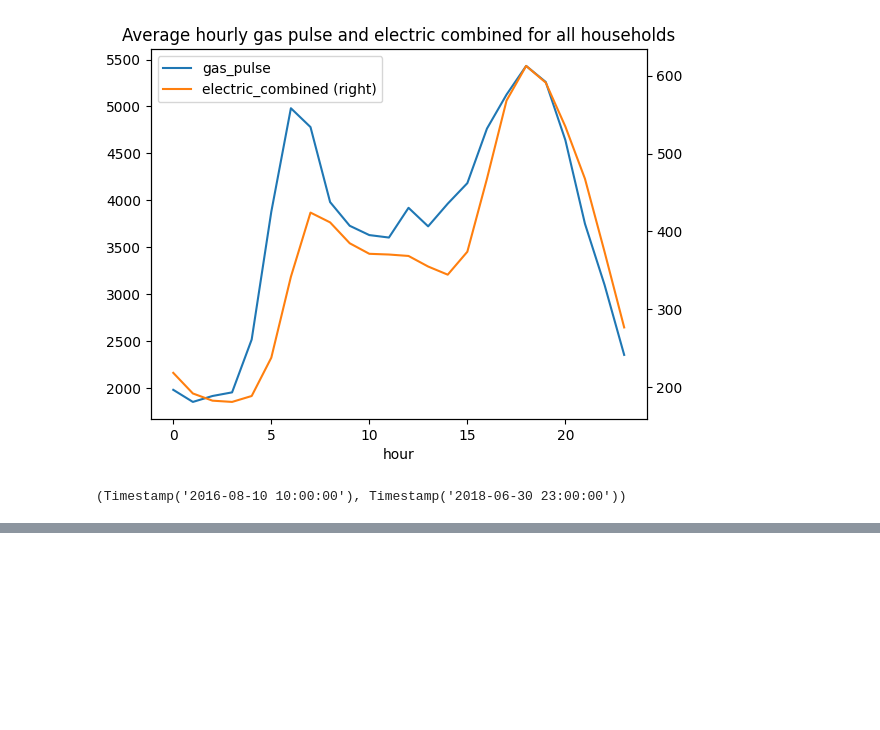
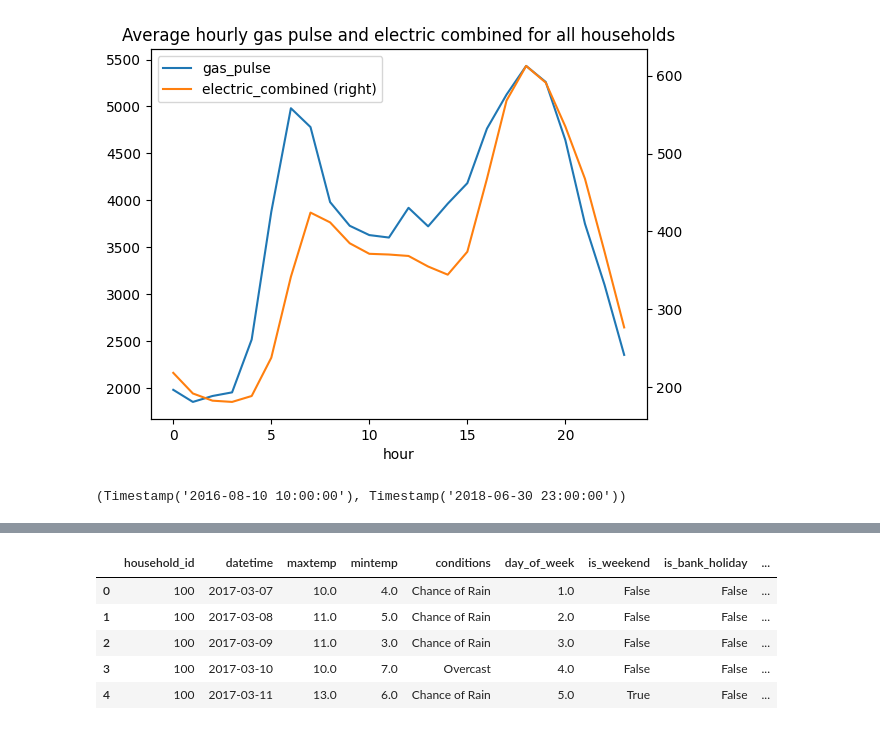
Before and after one commit to eoghanjmckenna/makemore, a Jupyter notebook: notebooks/household_energy_demand_preprocessing.ipynb, the cells around one changed output, grey strips where cells are left out. Drawn from its saved outputs; the diff is of its cells as text; code cells hidden in the pictures; blank space fills up the shorter version.

```diff
--- a/notebooks/household_energy_demand_preprocessing.ipynb
+++ b/notebooks/household_energy_demand_preprocessing.ipynb
@@ -108,0 +167,7 @@ all_data['datetime'].min(), all_data['datetime'].max()
+# %%
+
+# merge daily with weather on dateforecastfor, including maxtemp, mintemp, conditions, is_weekend, is_bank_holiday
+merged = pd.merge(daily, weather.loc[weather['locationid'] == 'Edinburgh',:], left_on='datetime', right_on='dateforecastfor', how='left')
+# drop dateforecastfor column
+merged = merged.drop(columns='dateforecastfor')
+merged.head()
@@ -108,0 +181,4 @@ all_data['datetime'].min(), all_data['datetime'].max()
+# %%
+# drop locationid, dateforcastmade, tempunit, conditionsicon
+merged = merged.drop(columns=['locationid','dateforecastmade','tempunit','conditionsicon'])
+merged.head()
@@ -108,0 +192,13 @@ all_data['datetime'].min(), all_data['datetime'].max()
+# %%
+# let's round the mean_gas_pulse and mean_electric_combined columns to 0 decimal places
+merged['mean_rounded_gas_pulse'] = merged['mean_gas_pulse'].round(0)
+merged['mean_rounded_electric_combined'] = merged['mean_electric_combined'].round(0)
+merged = merged.drop(columns=['mean_gas_pulse','mean_electric_combined'])
+merged.head()
+# %% [output]
+|  | household_id | datetime | maxtemp | mintemp | conditions | day_of_week | is_weekend | is_bank_holiday | ... |
+| 0 | 100 | 2017-03-07 | 10.0 | 4.0 | Chance of Rain | 1.0 | False | False | ... |
+| 1 | 100 | 2017-03-08 | 11.0 | 5.0 | Chance of Rain | 2.0 | False | False | ... |
+| 2 | 100 | 2017-03-09 | 11.0 | 3.0 | Chance of Rain | 3.0 | False | False | ... |
+| 3 | 100 | 2017-03-10 | 10.0 | 7.0 | Overcast | 4.0 | False | False | ... |
+| 4 | 100 | 2017-03-11 | 13.0 | 6.0 | Chance of Rain | 5.0 | True | False | ... |
```
Also changed, not shown: parts of 9 cells of this notebook.
